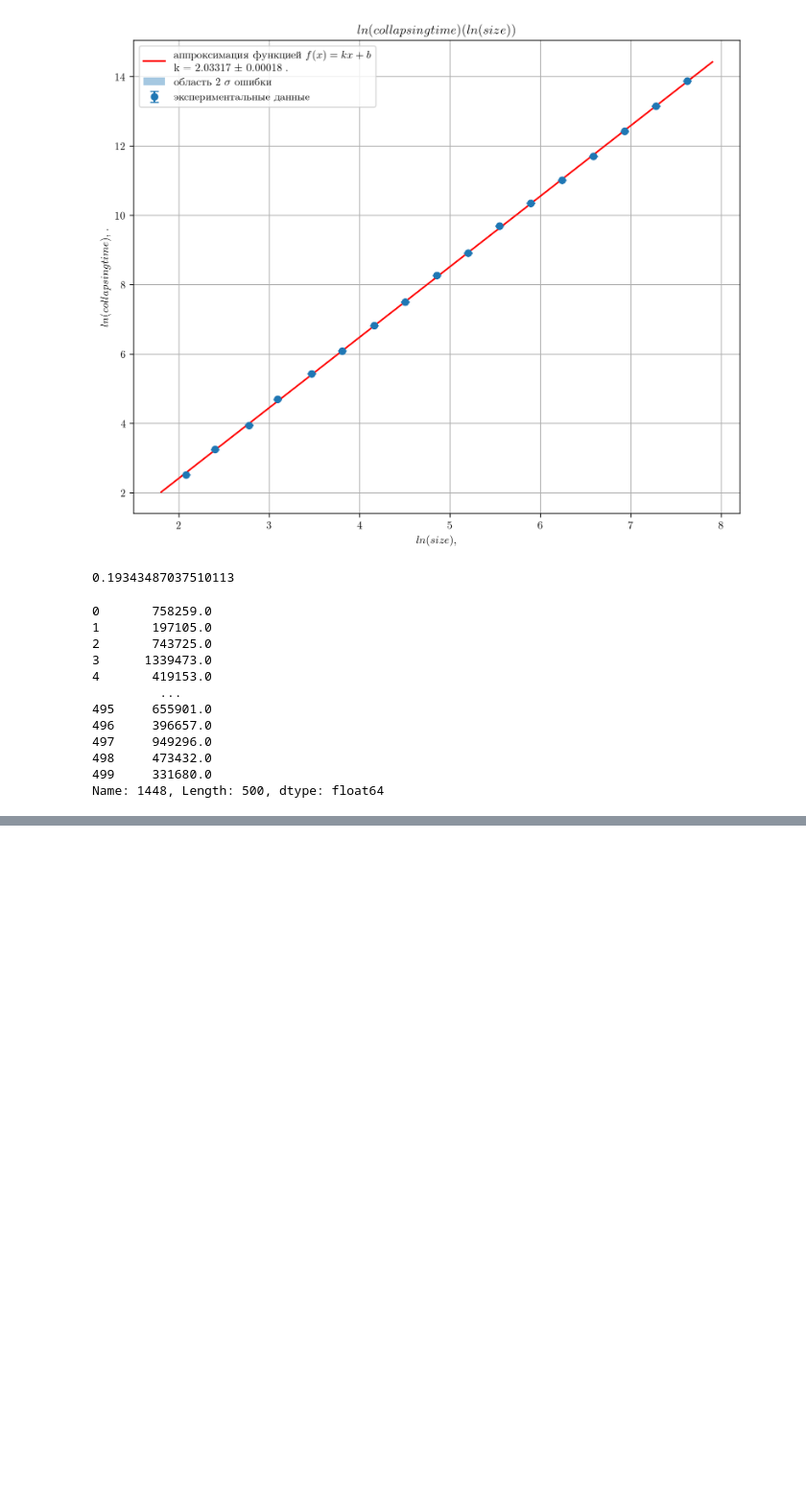
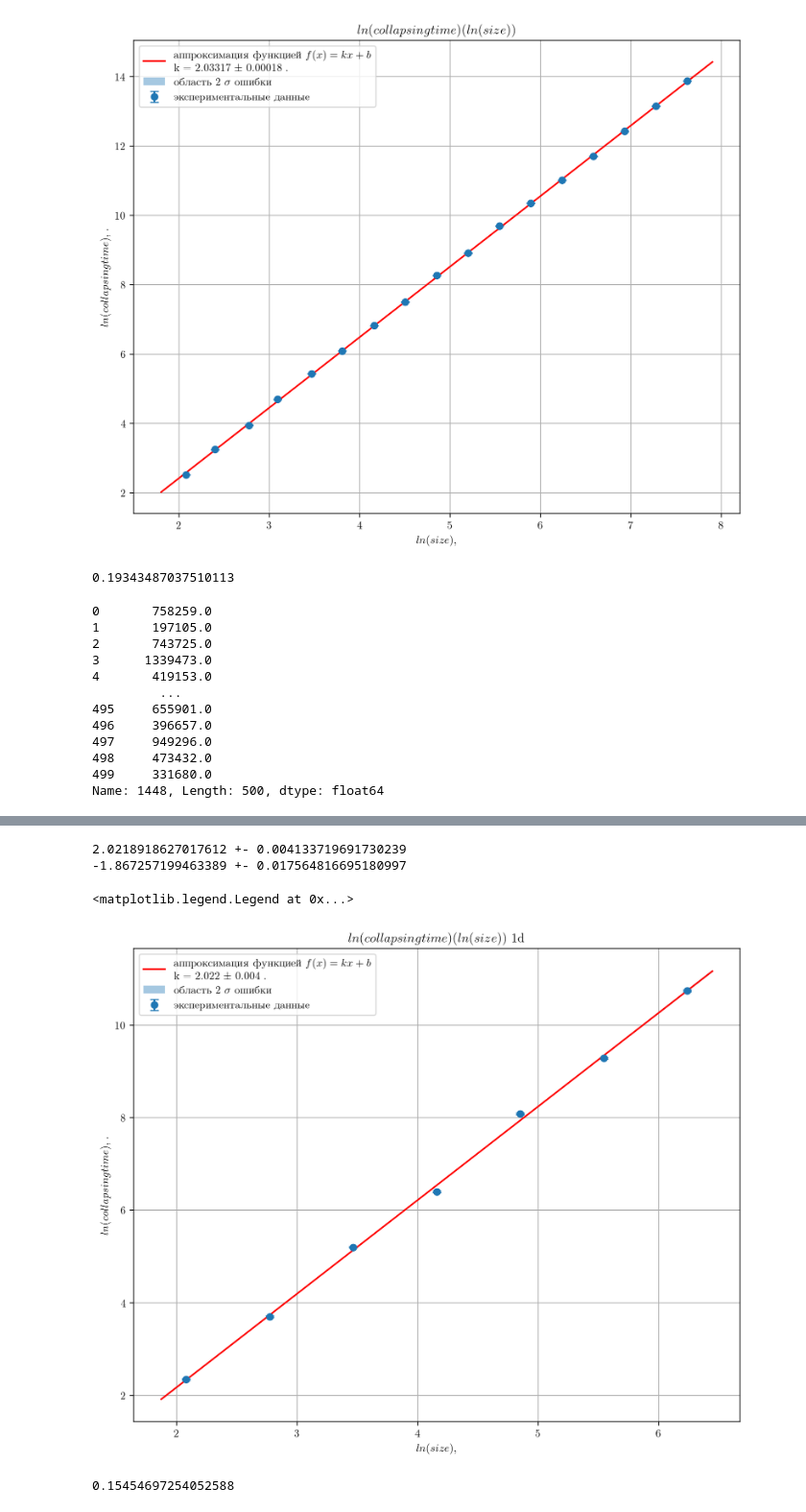
Before and after one commit to Hacker1337/mipt_cpp, a Jupyter notebook: laba1/oneParticle/analisation.ipynb, the cells around one changed output, grey strips where cells are left out. Shown at 96% size. Cells and saved outputs as stored; diff of their text form; code cells hidden in the pictures; blank space fills up the shorter version.

```diff
--- a/laba1/oneParticle/analisation.ipynb
+++ b/laba1/oneParticle/analisation.ipynb
@@ -242,0 +281,9 @@ Name: 1448, Length: 500, dtype: float64
+# %%
+x = []
+y = []
+yerr = []
+for col in logdf.columns:
+    series = logdf[col]
+    x.append(np.log(float(col)))
+    y.append(series.mean())
+    yerr.append( np.sqrt((series**2).mean() - series.mean()**2)/len(series) )
@@ -242,0 +352,54 @@ Name: 1448, Length: 500, dtype: float64
+# %%
+
+if hasErrors:
+    popt, pcov = curve_fit(f, x, y, sigma=yerr, absolute_sigma=True)
+else:
+    popt, pcov = curve_fit(f, x, y)
+
+err = np.sqrt(np.diag(pcov))
+for v, er in zip(popt, err):
+    print(v,'+-',er)
+
+approx_label = f"аппроксимация функцией {fun_name}"
+par_names = [x.split(', ') for x in par_names_str.strip().split("\n")]
+for i in range(len(par_names)):
+    name, units = par_names[i]
+    approx_label += f"\n{name} = {err_pres_formatter(popt[i], err[i])} {units}"
+
+
+plt.figure(figsize=(10, 8))
+if hasErrors:
+    plt.errorbar(x, y, fmt="o", xerr=None, yerr=yerr, label="экспериментальные данные", capsize=4, ms=6)
+else:
+    plt.plot(x, y, "o", label="экспериментальные данные")
+teorPoints = 50
+intent = 0.05   # отступ по бокам от обласи экспериментальных данных
+a, b = x.min(), x.max()
+X = np.linspace(a-(b-a)*intent, b+(b-a)*intent, num=teorPoints)
+plt.plot(X, f(X, *popt), 'r', label=approx_label)
+if visApproxError:
+    nsigma = 2
+    minA, maxA = lower_upper_limits(X, f, popt, pcov, nsigma=nsigma)
+    plt.fill_between(X, minA, maxA, alpha=0.4, label=f"область {nsigma} $\sigma$ ошибки")
+
+plt.grid(True)
+plt.xlabel(fr"{xname}, {xunit}")
+plt.ylabel(fr"{yname}, {yunit}")
+plt.title(fr"{yname}({xname}) 1d")
+plt.legend()
+
+# if not os.path.exists(impath):
+#     os.makedirs(impath)
+# plt.savefig(os.path.join(impath, f"templ{imNum}.png"), dpi=300)
+# imNum+=1
+
+# plt.savefig(os.path.join(impath, f"templ.png"), dpi=300)
+# %% [output]
+2.0218918627017612 +- 0.004133719691730239
+-1.867257199463389 +- 0.017564816695180997
+<matplotlib.legend.Legend at 0x...>
+[figure, added]
+# %%
+np.exp(-1.867257199463389)
+# %% [output]
+0.15454697254052588
```
Also changed, not shown: parts of 7 cells of this notebook, 21 other files.
